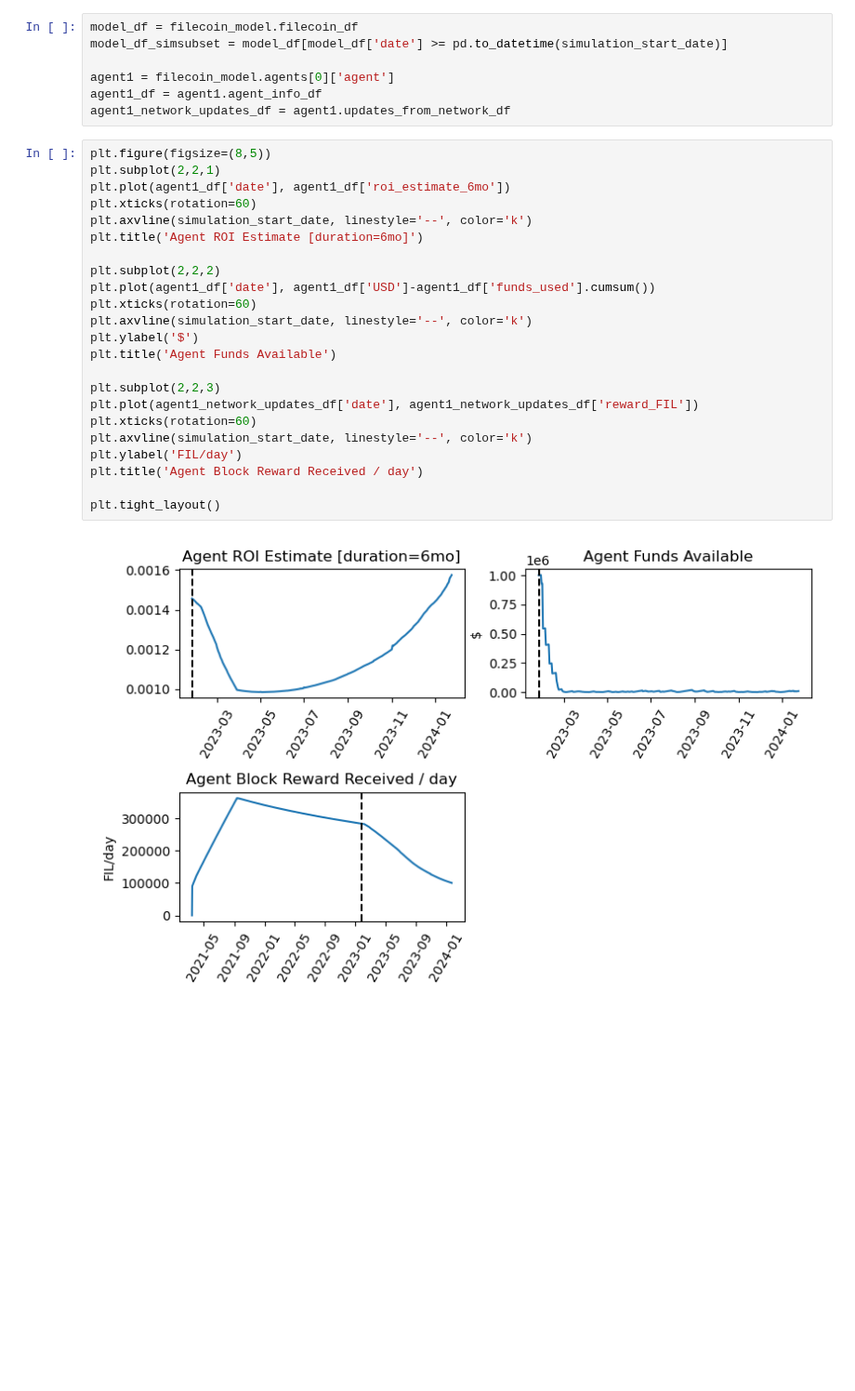
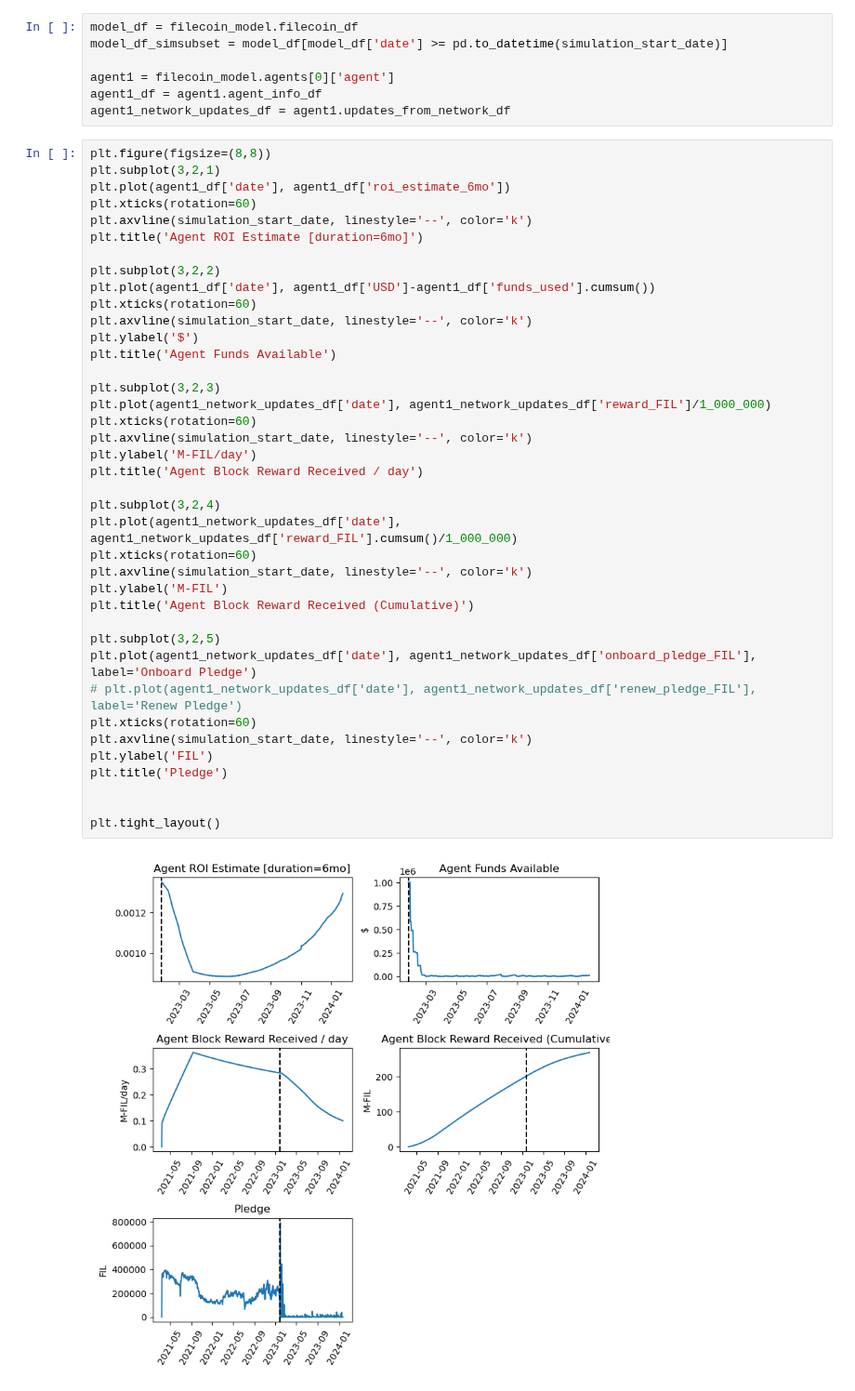
Before and after one commit to protocol/filecoin-agent-twin, a Jupyter notebook: notebooks/run_greedy_agents.ipynb, the cells around one changed output. Shown at 93% size. Saved outputs shown, nothing was run; the diff lists cells and outputs as text; blank space fills up the shorter version.

```diff
--- a/notebooks/run_greedy_agents.ipynb
+++ b/notebooks/run_greedy_agents.ipynb
@@ -82,30 +82,46 @@ agent1 = filecoin_model.agents[0]['agent']
 agent1_df = agent1.agent_info_df
 agent1_network_updates_df = agent1.updates_from_network_df
 # %%
-plt.figure(figsize=(8,5))
-plt.subplot(2,2,1)
+plt.figure(figsize=(8,8))
+plt.subplot(3,2,1)
 plt.plot(agent1_df['date'], agent1_df['roi_estimate_6mo'])
 plt.xticks(rotation=60)
 plt.axvline(simulation_start_date, linestyle='--', color='k')
 plt.title('Agent ROI Estimate [duration=6mo]')
 
-plt.subplot(2,2,2)
+plt.subplot(3,2,2)
 plt.plot(agent1_df['date'], agent1_df['USD']-agent1_df['funds_used'].cumsum())
 plt.xticks(rotation=60)
 plt.axvline(simulation_start_date, linestyle='--', color='k')
 plt.ylabel('$')
 plt.title('Agent Funds Available')
 
-plt.subplot(2,2,3)
-plt.plot(agent1_network_updates_df['date'], agent1_network_updates_df['reward_FIL'])
+plt.subplot(3,2,3)
+plt.plot(agent1_network_updates_df['date'], agent1_network_updates_df['reward_FIL']/1_000_000)
 plt.xticks(rotation=60)
 plt.axvline(simulation_start_date, linestyle='--', color='k')
-plt.ylabel('FIL/day')
+plt.ylabel('M-FIL/day')
 plt.title('Agent Block Reward Received / day')
 
+plt.subplot(3,2,4)
+plt.plot(agent1_network_updates_df['date'], agent1_network_updates_df['reward_FIL'].cumsum()/1_000_000)
+plt.xticks(rotation=60)
+plt.axvline(simulation_start_date, linestyle='--', color='k')
+plt.ylabel('M-FIL')
+plt.title('Agent Block Reward Received (Cumulative)')
+
+plt.subplot(3,2,5)
+plt.plot(agent1_network_updates_df['date'], agent1_network_updates_df['onboard_pledge_FIL'], label='Onboard Pledge')
+# plt.plot(agent1_network_updates_df['date'], agent1_network_updates_df['renew_pledge_FIL'], label='Renew Pledge')
+plt.xticks(rotation=60)
+plt.axvline(simulation_start_date, linestyle='--', color='k')
+plt.ylabel('FIL')
+plt.title('Pledge')
+
+
 plt.tight_layout()
 # %% [output]
-[figure, old version]
+[figure, new version]
 # %%
 plt.figure(figsize=(8,8))
 plt.subplot(3,2,1)
```
Also changed, not shown: parts of 1 cell of this notebook, 2 other files.
